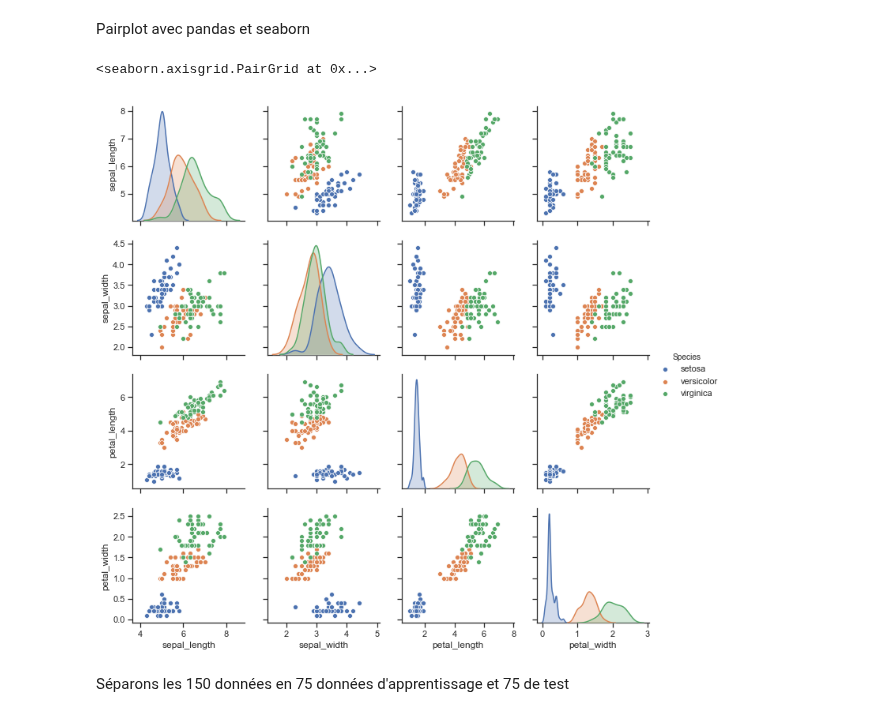
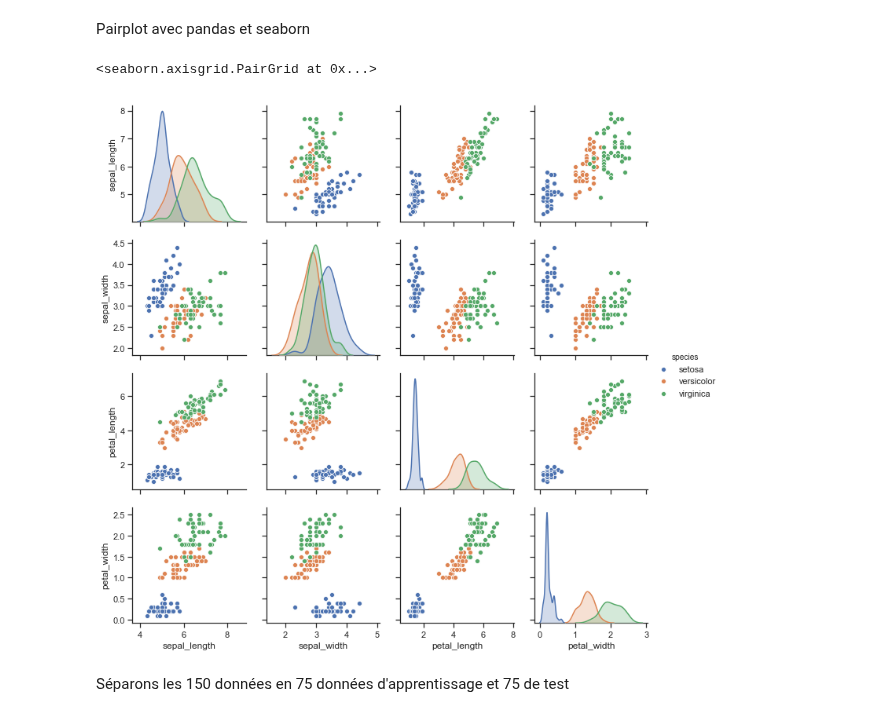
Before and after one commit to dbetteb/early-ML, a Jupyter notebook: 05_NEURAL_NETWORKS/Neural_Networks_MLP_sklearn.ipynb, the cells around one changed output. Cells and saved outputs as stored; diff of their text form; code cells hidden in the pictures.

```diff
--- a/05_NEURAL_NETWORKS/Neural_Networks_MLP_sklearn.ipynb
+++ b/05_NEURAL_NETWORKS/Neural_Networks_MLP_sklearn.ipynb
@@ -17,2 +20,4 @@ iris = datasets.load_iris()
+# %%
+iris = sns.load_dataset('iris')
 # %% [markdown]
 Regardons la description des données
@@ -86,8 +85,8 @@ Z['Species'] = Z['Species'].apply(lambda x: x.replace('2.0', 'virginica'))
 # %%
-sns.pairplot(Z, hue="Species")
+sns.pairplot(iris, hue="species")
 # %% [output]
 <seaborn.axisgrid.PairGrid at 0x...>
-[figure, old version]
+[figure, new version]
 # %% [markdown]
 Séparons les 150 données en 75 données d'apprentissage et 75 de test
 # %%
```
Also changed, not shown: parts of 47 cells of this notebook.
